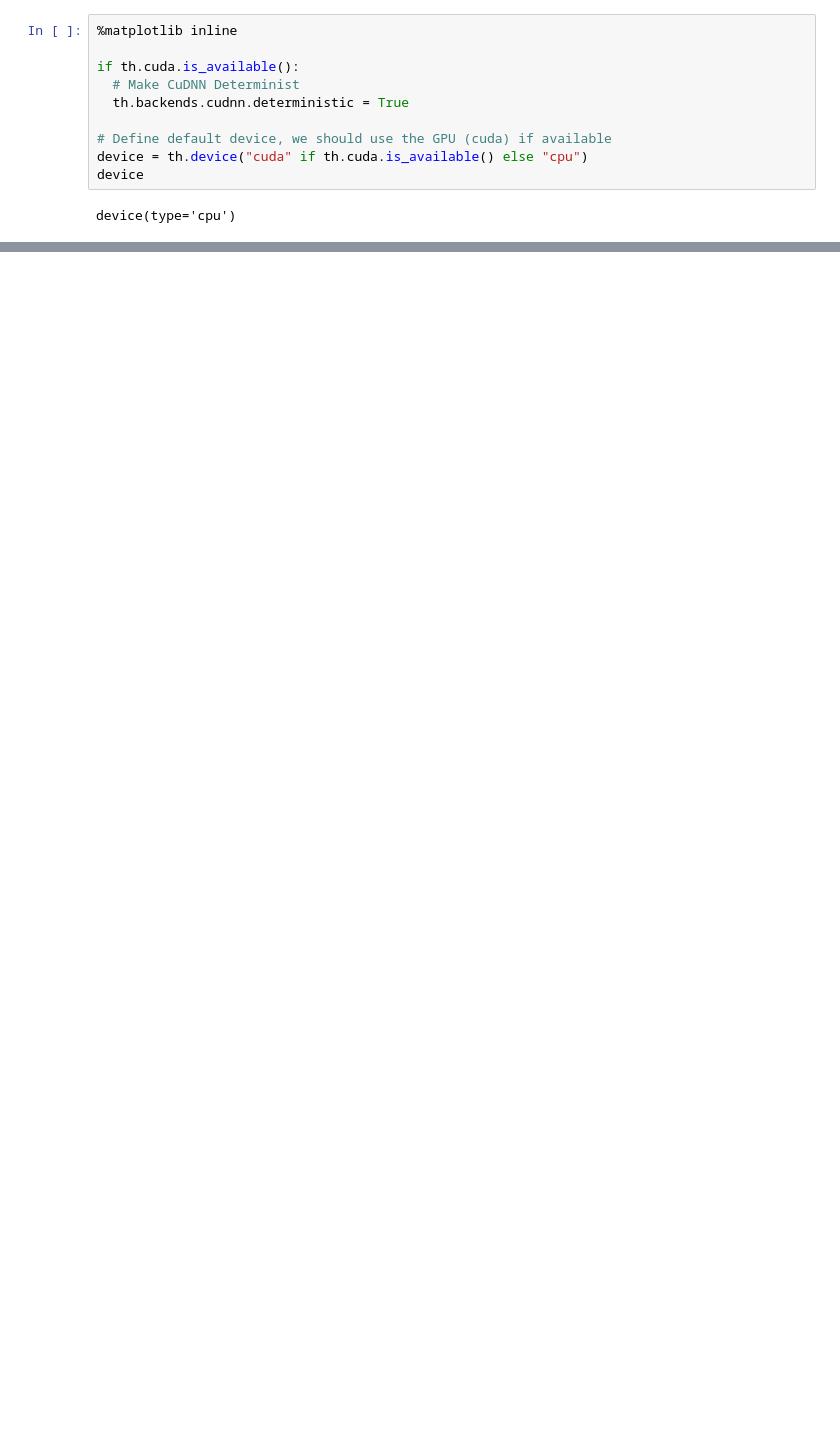
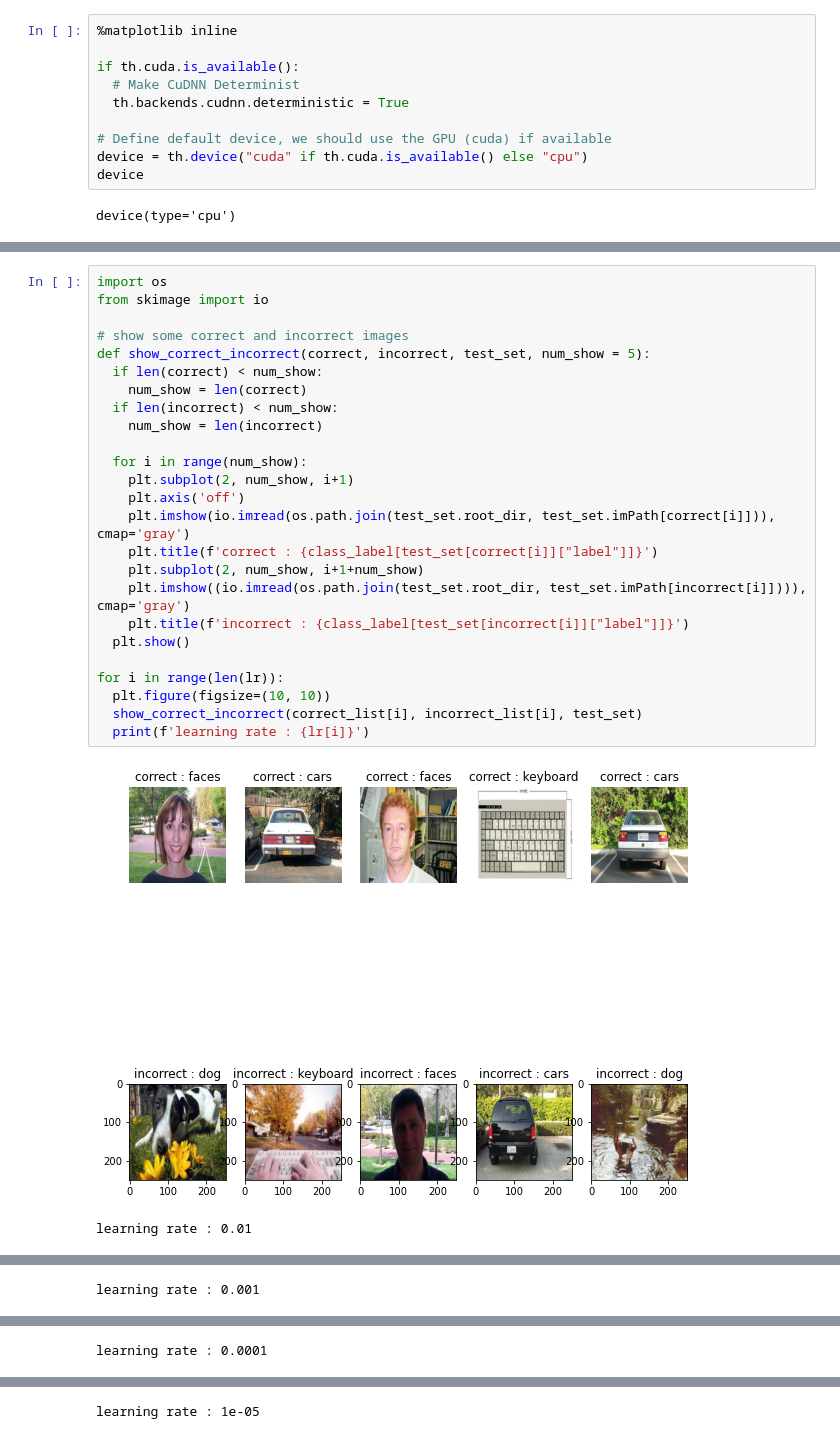
Before and after one commit to LANNDS18/Vision_NN, a Jupyter notebook: CNN_Inference.ipynb, the cells around one changed output, grey strips where cells are left out. Cells and saved outputs as stored; diff of their text form; blank space fills up the shorter version.

```diff
--- a/CNN_Inference.ipynb
+++ b/CNN_Inference.ipynb
@@ -27,0 +129,28 @@ TypeError: 'DataLoader' object is not subscriptable
+# %%
+import os
+from skimage import io
+
+# show some correct and incorrect images
+def show_correct_incorrect(correct, incorrect, test_set, num_show = 5):
+  if len(correct) < num_show:
+    num_show = len(correct)
+  if len(incorrect) < num_show:
+    num_show = len(incorrect)
+
+  for i in range(num_show):
+    plt.subplot(2, num_show, i+1)
+    plt.axis('off')
+    plt.imshow(io.imread(os.path.join(test_set.root_dir, test_set.imPath[correct[i]])), cmap='gray')
+    plt.title(f'correct : {class_label[test_set[correct[i]]["label"]]}')
+    plt.subplot(2, num_show, i+1+num_show)
+    plt.imshow((io.imread(os.path.join(test_set.root_dir, test_set.imPath[incorrect[i]]))), cmap='gray')
+    plt.title(f'incorrect : {class_label[test_set[incorrect[i]]["label"]]}')
+  plt.show()
+
+for i in range(len(lr)):
+  plt.figure(figsize=(10, 10))
+  show_correct_incorrect(correct_list[i], incorrect_list[i], test_set)
+  print(f'learning rate : {lr[i]}')
+# %% [output]
+[figure, added]
+learning rate : 0.01
@@ -27,0 +158 @@ TypeError: 'DataLoader' object is not subscriptable
+learning rate : 0.001
@@ -27,0 +160 @@ TypeError: 'DataLoader' object is not subscriptable
+learning rate : 0.0001
@@ -27,0 +162 @@ TypeError: 'DataLoader' object is not subscriptable
+learning rate : 1e-05
```
Also changed, not shown: parts of 8 cells of this notebook, 1 other file.
